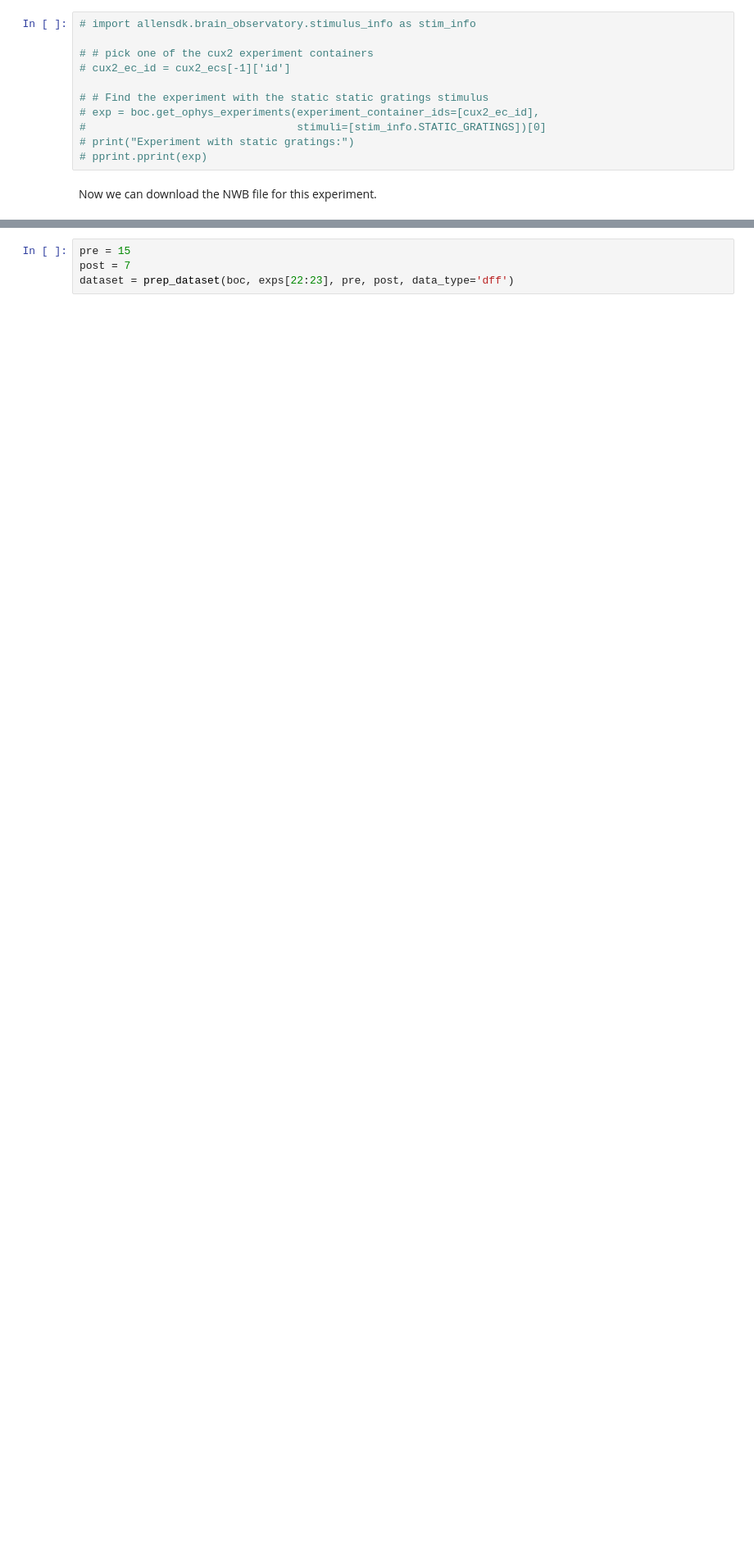
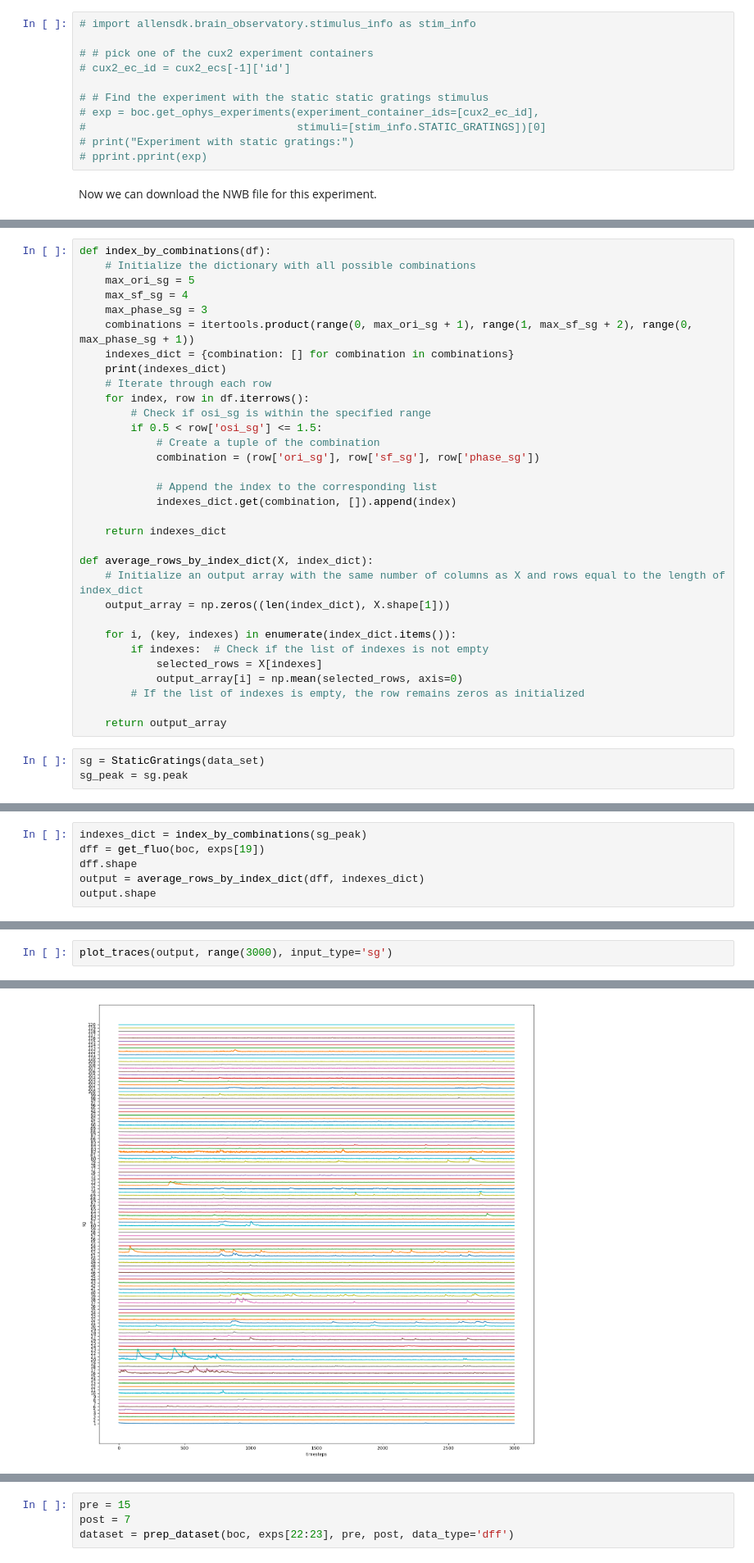
Before and after one commit to edwardyan95/ESE546_Project, a Jupyter notebook: test_project.ipynb, the cells around one changed output, grey strips where cells are left out. Shown at 82% size. Cells and saved outputs as stored; diff of their text form; blank space fills up the shorter version.

```diff
--- a/test_project.ipynb
+++ b/test_project.ipynb
@@ -95,0 +313,35 @@ numCell[4]
+# %%
+def index_by_combinations(df):
+    # Initialize the dictionary with all possible combinations
+    max_ori_sg = 5
+    max_sf_sg = 4
+    max_phase_sg = 3
+    combinations = itertools.product(range(0, max_ori_sg + 1), range(1, max_sf_sg + 2), range(0, max_phase_sg + 1))
+    indexes_dict = {combination: [] for combination in combinations}
+    print(indexes_dict)
+    # Iterate through each row
+    for index, row in df.iterrows():
+        # Check if osi_sg is within the specified range
+        if 0.5 < row['osi_sg'] <= 1.5:
+            # Create a tuple of the combination
+            combination = (row['ori_sg'], row['sf_sg'], row['phase_sg'])
+
+            # Append the index to the corresponding list
+            indexes_dict.get(combination, []).append(index)
+
+    return indexes_dict
+
+def average_rows_by_index_dict(X, index_dict):
+    # Initialize an output array with the same number of columns as X and rows equal to the length of index_dict
+    output_array = np.zeros((len(index_dict), X.shape[1]))
+
+    for i, (key, indexes) in enumerate(index_dict.items()):
+        if indexes:  # Check if the list of indexes is not empty
+            selected_rows = X[indexes]
+            output_array[i] = np.mean(selected_rows, axis=0)
+        # If the list of indexes is empty, the row remains zeros as initialized
+
+    return output_array
+# %%
+sg = StaticGratings(data_set)
+sg_peak = sg.peak
@@ -95,0 +355,6 @@ numCell[4]
+# %%
+indexes_dict = index_by_combinations(sg_peak)
+dff = get_fluo(boc, exps[19])
+dff.shape
+output = average_rows_by_index_dict(dff, indexes_dict)
+output.shape
@@ -95,0 +364,3 @@ numCell[4]
+# %%
+plot_traces(output, range(3000), input_type='sg')
+# %% [output]
@@ -95,0 +368 @@ numCell[4]
+[figure, added]
```
Also changed, not shown: parts of 29 cells of this notebook, 4 other files.
